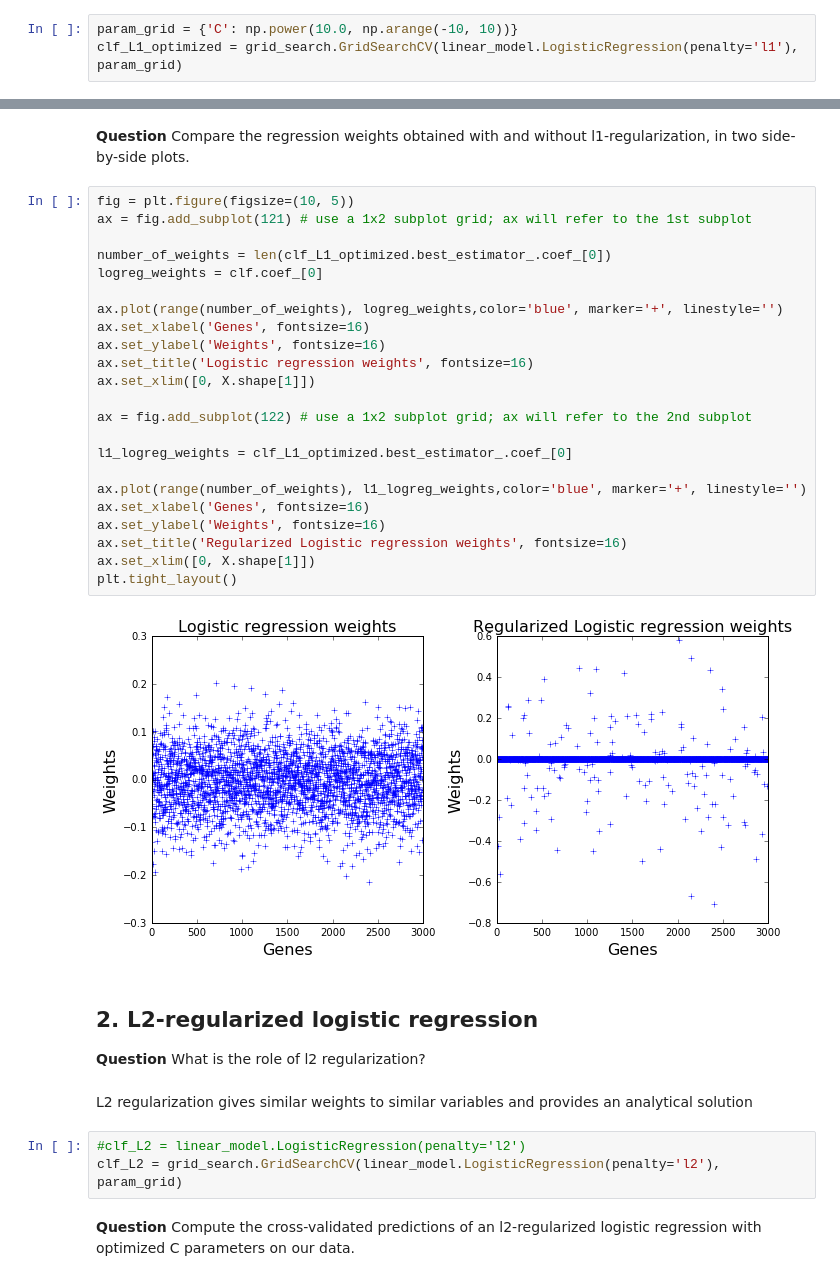
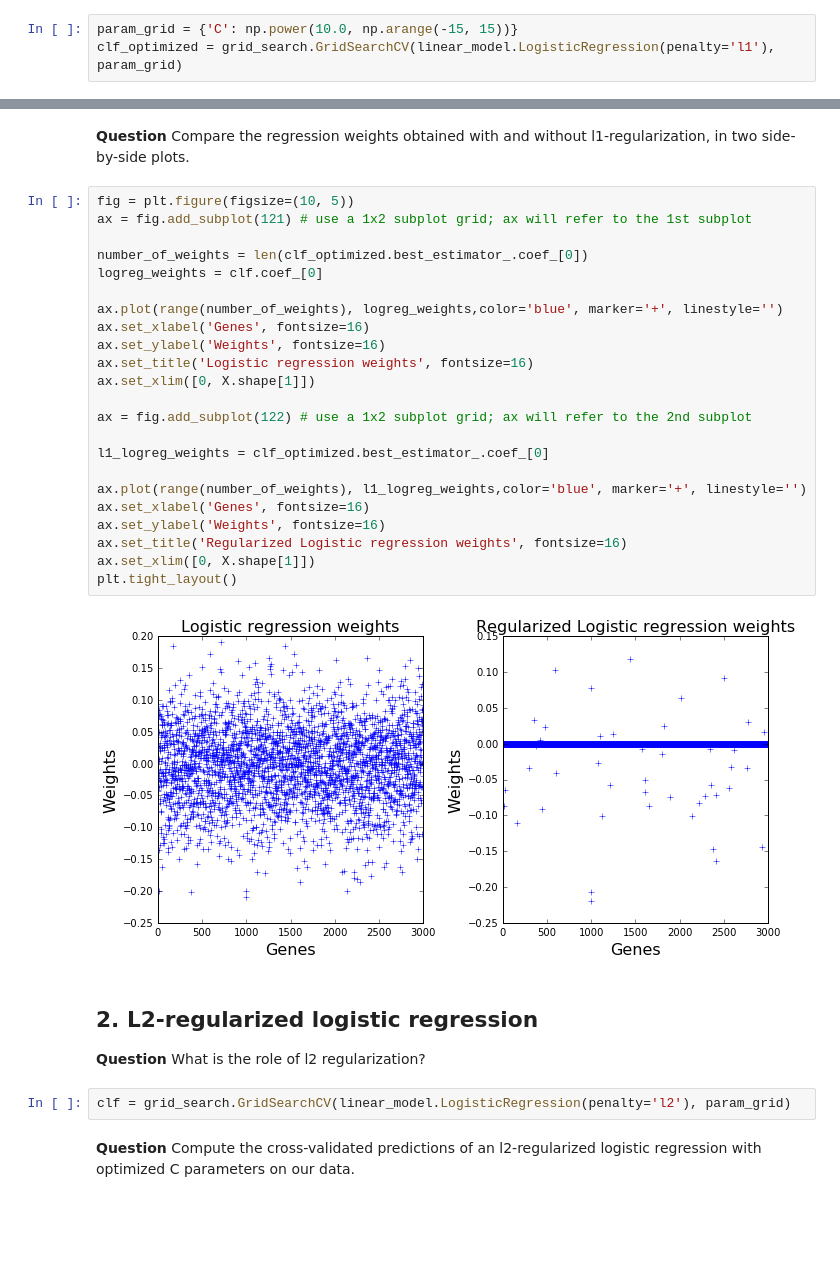
Before and after one commit to AdrienGlmz/ma2823_2016, a Jupyter notebook: lab_notebooks/Lab 4 2016-10-07 Regularized logistic regression.ipynb, the cells around one changed output, grey strips where cells are left out. Cells and saved outputs as stored; diff of their text form; blank space fills up the shorter version.

```diff
--- a/lab_notebooks/Lab 4 2016-10-07 Regularized logistic regression.ipynb
+++ b/lab_notebooks/Lab 4 2016-10-07 Regularized logistic regression.ipynb
@@ -154,8 +156,8 @@ param_grid = {'C':[1e-3, 1e-2, 1e-1, 1., 1e2, 1e3]}
 # %% [markdown]
 **Question** What criterion is used to chose the optimal C? See the documentation at http://scikit-learn.org/0.17/modules/generated/sklearn.grid_search.GridSearchCV.html#sklearn.grid_search.GridSearchCV.  Try changing this criterion http://scikit-learn.org/stable/modules/model_evaluation.html#scoring-parameter
 # %%
-param_grid = {'C': np.power(10.0, np.arange(-10, 10))}
-clf_L1_optimized = grid_search.GridSearchCV(linear_model.LogisticRegression(penalty='l1'), param_grid)
+param_grid = {'C': np.power(10.0, np.arange(-15, 15))}
+clf_optimized = grid_search.GridSearchCV(linear_model.LogisticRegression(penalty='l1'), param_grid)
 # %% [markdown]
 **Question** Compute the cross-validated predictions of the l1-regularized logistic regression with optimized C parameter on our data.
 # %%
@@ -239,36 +241,33 @@ plt.xlim([0, X.shape[1]])
 # %%
 fig = plt.figure(figsize=(10, 5))
 ax = fig.add_subplot(121) # use a 1x2 subplot grid; ax will refer to the 1st subplot
 
-number_of_weights = len(clf_L1_optimized.best_estimator_.coef_[0])
+number_of_weights = len(clf_optimized.best_estimator_.coef_[0])
 logreg_weights = clf.coef_[0]
 
 ax.plot(range(number_of_weights), logreg_weights,color='blue', marker='+', linestyle='')
 ax.set_xlabel('Genes', fontsize=16)
 ax.set_ylabel('Weights', fontsize=16)
 ax.set_title('Logistic regression weights', fontsize=16)
 ax.set_xlim([0, X.shape[1]])
 
 ax = fig.add_subplot(122) # use a 1x2 subplot grid; ax will refer to the 2nd subplot
 
-l1_logreg_weights = clf_L1_optimized.best_estimator_.coef_[0]
+l1_logreg_weights = clf_optimized.best_estimator_.coef_[0]
 
 ax.plot(range(number_of_weights), l1_logreg_weights,color='blue', marker='+', linestyle='')
 ax.set_xlabel('Genes', fontsize=16)
 ax.set_ylabel('Weights', fontsize=16)
 ax.set_title('Regularized Logistic regression weights', fontsize=16)
 ax.set_xlim([0, X.shape[1]])
 plt.tight_layout()
 # %% [output]
-[figure, old version]
+[figure, new version]
 # %% [markdown]
 ## 2. L2-regularized logistic regression
 
 **Question** What is the role of l2 regularization?
-# %% [markdown]
-L2 regularization gives similar weights to similar variables and provides an analytical solution
 # %%
-#clf_L2 = linear_model.LogisticRegression(penalty='l2')
-clf_L2 = grid_search.GridSearchCV(linear_model.LogisticRegression(penalty='l2'), param_grid)
+clf = grid_search.GridSearchCV(linear_model.LogisticRegression(penalty='l2'), param_grid)
 # %% [markdown]
 **Question** Compute the cross-validated predictions of an l2-regularized logistic regression with optimized C parameters on our data.
```
Also changed, not shown: parts of 13 cells of this notebook.
